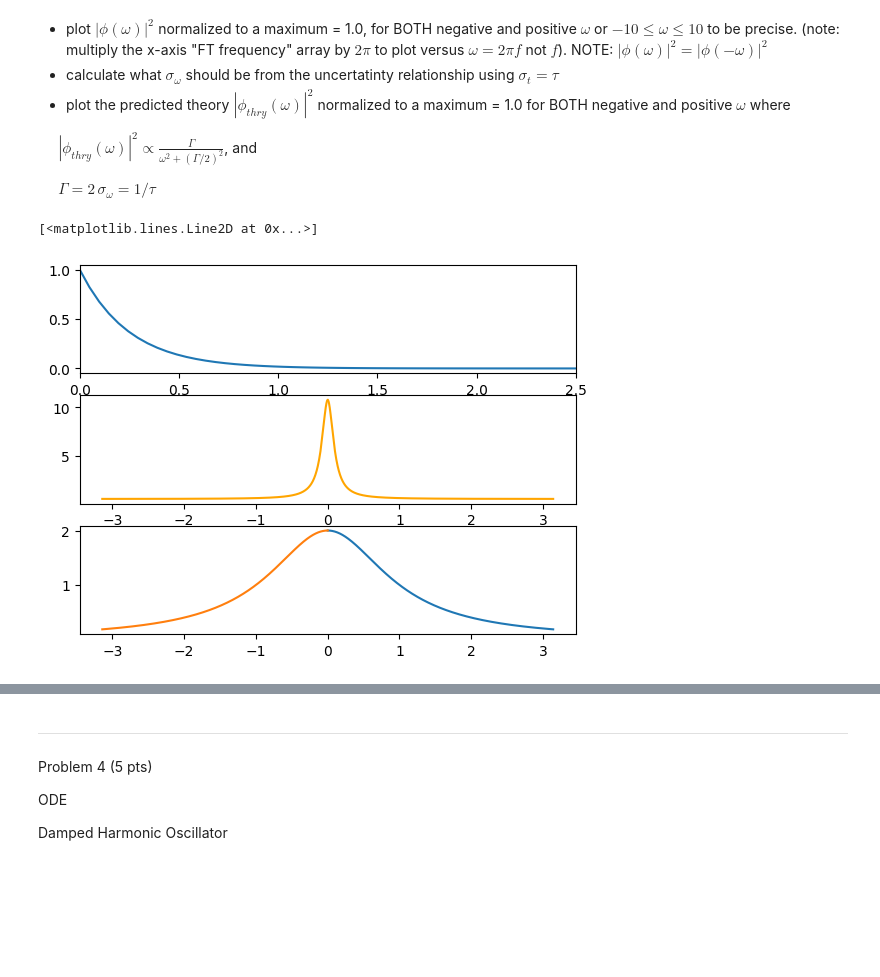
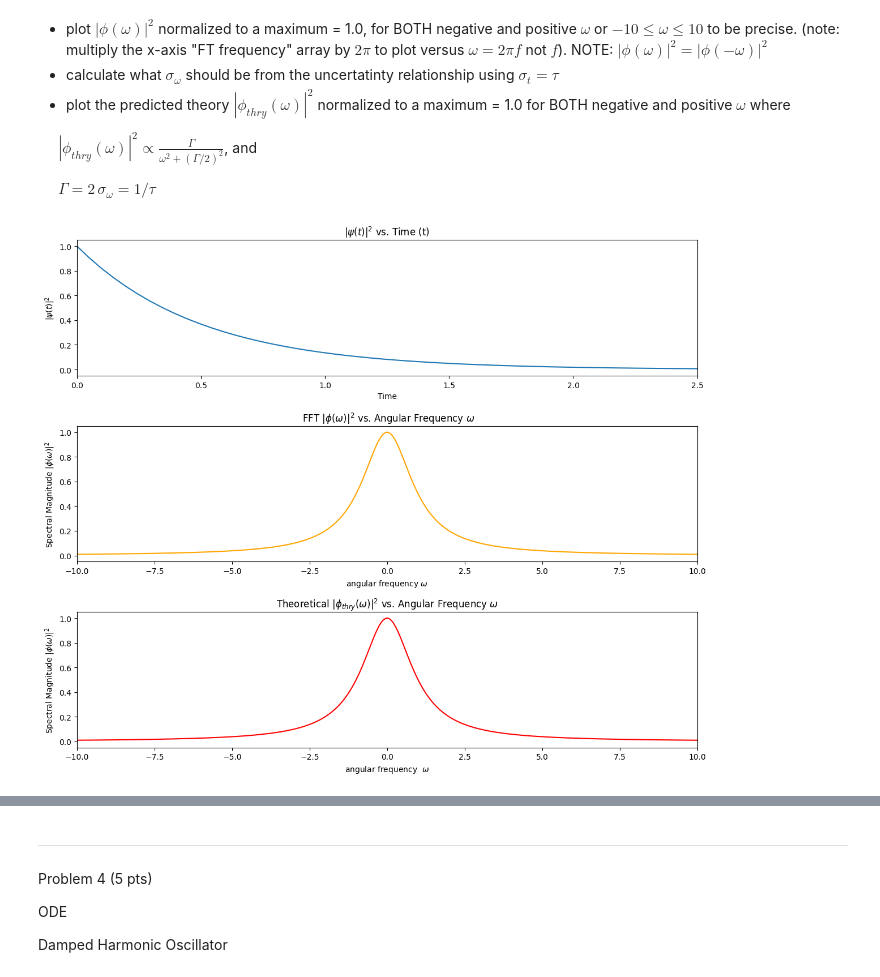
Before and after one commit to Djamil17/computational-physics-recipes, a Jupyter notebook: Homework/Homework3/Phys474_S23_Hwk3.ipynb, the cells around one changed output, grey strips where cells are left out. Drawn from its saved outputs; the diff is of its cells as text; code cells hidden in the pictures; blank space fills up the shorter version.

```diff
--- a/Homework/Homework3/Phys474_S23_Hwk3.ipynb
+++ b/Homework/Homework3/Phys474_S23_Hwk3.ipynb
@@ -289,35 +357,51 @@ and
 
 $\,\,\,\,\,\,\,\, \Gamma = 2\,\sigma_{\omega}=1/\tau$
 # %%
-# your code here...
 
+t = np.linspace(0,100,2048)
+delta_t = 100/2047
+tau = 0.5
+psi = np.exp(-t/(2*tau))
+probability = np.absolute(psi)**2
 
-def psi_t(tmin:float,tmax:float,n:int,tau:float=.5)->np.array:
-    t=np.linspace(tmin,tmax,n)
-    return t,np.exp(-t/tau)
+spec = np.fft.rfft(psi)
+freq_r = np.fft.rfftfreq(len(psi),delta_t)
+omega = freq_r*2*np.pi
+spectral_mag = np.absolute(spec)
+phi = (spectral_mag/(np.max(spectral_mag)))**2
 
-def phi_theory(gamma=1/tau,omega=omega*2*pi)->np.array:
-    return gamma/(omega**2+(gamma/2)**2)
+sigma_w = 1/(2*tau)
+theory = 1/(tau * (omega**2 + (1/(2*tau))**2))
+normtheory = theory/np.max(theory)
 
-def uncertainty()->float:
-    return 0
+plt.figure(figsize = (12,10))
+plt.subplot(3,1,1)
 
-tau=.5
-t,psi=psi_t(0,100,2048,.5)
-omega = np.fft.rfftfreq(len(psi))
-phi=np.fft.rfft(psi)
-fig,axs=plt.subplots(3,1)
-axs[0].plot(t,psi**2)
-axs[0].set_xlim(0,5*tau)
-axs[1].plot(omega*2*pi,phi,color='orange')
-axs[1].plot(-omega*2*pi,phi,color='orange')
+plt.plot(t,probability)
+plt.xlim(0,5*tau)
+plt.xlabel('Time')
+plt.ylabel('$|\psi (t)|^2$')
+plt.title('$|\psi (t)|^2$ vs. Time (t)')
 
-sigma_omega=1/(2*tau)
+plt.subplot(3,1,2)
+plt.xlabel('angular frequency $ \omega$')
+plt.ylabel('Spectral Magnitude $|\phi (\omega)|^2$ ')
+plt.title(' FFT $|\phi (\omega)|^2$ vs. Angular Frequency $\omega$')
+plt.plot(omega,phi,color = 'orange')
+plt.plot(-omega,phi, color = 'orange')
+plt.xlim(-10,10)
 
-axs[2].plot(omega*2*pi,phi_theory())
-axs[2].plot(-omega*2*pi,phi_theory())
+plt.subplot(3,1,3)
+plt.xlabel('angular frequency  $\omega$')
+plt.ylabel('Spectral Magnitude $|\phi (\omega)|^2$')
+plt.title('Theoretical $|\phi_{thry} (\omega)|^2$ vs. Angular Frequency $\omega$')
+plt.plot(omega,normtheory,color = 'red')
+plt.plot(-omega,normtheory, color = 'red')
+plt.xlim(-10,10)
+
+plt.tight_layout()
+plt.show()
 # %% [output]
-[<matplotlib.lines.Line2D at 0x...>]
-[figure, old version]
+[figure, new version]
 # %% [markdown]
 Observations:
```
Also changed, not shown: parts of 11 cells of this notebook, 1 other file.
